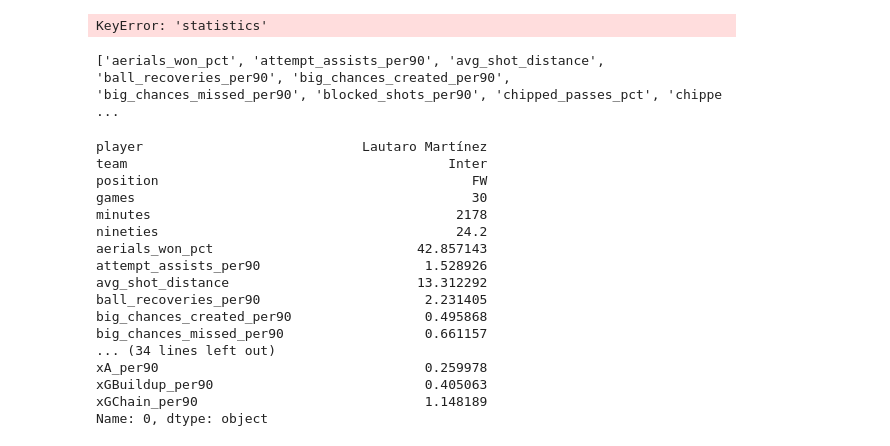
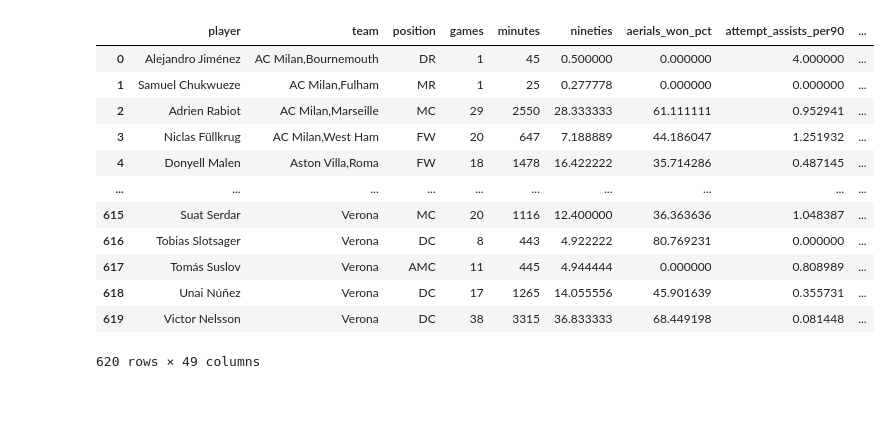
Before and after one commit to capo11/43to7, a Jupyter notebook: 43to7.ipynb, the cells around one changed output. Drawn from its saved outputs; the diff is of its cells as text; code cells hidden in the pictures; blank space fills up the shorter version.

```diff
--- a/43to7.ipynb
+++ b/43to7.ipynb
@@ -343,11 +374,6 @@ def get_unified_player_data(player_name):
     player_df = player_df.drop(columns=['chipped_passes_total', 'attempt_assists', 'ball_recoveries', 'big_chances_created', 'big_chances_missed', 'blocked_shots', 'chipped_passes', 'clearances', 'crosses', 'dispossessed', 'dribbled_past', 'dribbled_succ', 'dribbles', 'fouled', 'fouls', 'interceptions', 'key_passes', 'long_balls', 'npxG', 'pass_final_third', 'passes', 'possession_lost', 'possession_won_att_third', 'shots', 'shots_inside_box', 'shots_on_target', 'shots_outside_box', 'tackles', 'touches', 'xA', 'xGBuildup', 'xGChain'])
     player_df = player_df[['player', 'team', 'position', 'games', 'minutes', 'nineties', 'aerials_won_pct', 'attempt_assists_per90', 'avg_shot_distance', 'ball_recoveries_per90', 'big_chances_created_per90', 'big_chances_missed_per90', 'blocked_shots_per90', 'chipped_passes_pct', 'chipped_passes_per90', 'clearances_per90', 'crosses_pct', 'crosses_per90', 'dispossessed_per90', 'dribbled_past_per90', 'dribbles_pct', 'dribbles_per90', 'duels_won_pct', 'fouled_per90', 'fouls_per90', 'goal_conversion_pct', 'ground_duels_won_pct', 'interceptions_per90', 'key_passes_per90', 'long_balls_pct', 'long_balls_per90', 'npxG_per90', 'npxG_per_shot', 'pass_completion_pct', 'pass_final_third_per90', 'passes_per90', 'possession_lost_per90', 'possession_won_att_third_per90', 'shots_inside_box_per90', 'shots_on_target_pct', 'shots_on_target_per90', 'shots_outside_box_per90', 'shots_per90', 'tackles_per90', 'tackles_won_pct', 'touches_per90', 'xA_per90', 'xGBuildup_per90', 'xGChain_per90']]
     return player_df
-# %%
-player_name = "Randal Kolo Muani"
-get_unified_player_data(player_name)
-# %% [output]
-KeyError: 'statistics'
 # %%
 teams = ['Atalanta', 'Bologna', 'Cagliari', 'Cremonese', 'Como', 'Fiorentina', 'Genoa', 'Inter', 'Juventus', 'Lazio', 'Lecce', 'Milan', 'Napoli', 'Parma', 'Pisa', 'Roma', 'Sassuolo', 'Torino', 'Udinese', 'Verona']
 df = pd.read_csv('unified_player_stats.csv')
@@ -354,3 +402,20 @@ df = pd.read_csv('unified_player_stats.csv')
+# %%
+df = pd.read_csv('43to7/stats_sofa_under.csv')
+df
+# %% [output]
+|  | player | team | position | games | minutes | nineties | aerials_won_pct | attempt_assists_per90 | ... |
+| 0 | Alejandro Jiménez | AC Milan,Bournemouth | DR | 1 | 45 | 0.500000 | 0.000000 | 4.000000 | ... |
+| 1 | Samuel Chukwueze | AC Milan,Fulham | MR | 1 | 25 | 0.277778 | 0.000000 | 0.000000 | ... |
+| 2 | Adrien Rabiot | AC Milan,Marseille | MC | 29 | 2550 | 28.333333 | 61.111111 | 0.952941 | ... |
+| 3 | Niclas Füllkrug | AC Milan,West Ham | FW | 20 | 647 | 7.188889 | 44.186047 | 1.251932 | ... |
+| 4 | Donyell Malen | Aston Villa,Roma | FW | 18 | 1478 | 16.422222 | 35.714286 | 0.487145 | ... |
+| ... | ... | ... | ... | ... | ... | ... | ... | ... | ... |
+| 615 | Suat Serdar | Verona | MC | 20 | 1116 | 12.400000 | 36.363636 | 1.048387 | ... |
+| 616 | Tobias Slotsager | Verona | DC | 8 | 443 | 4.922222 | 80.769231 | 0.000000 | ... |
+| 617 | Tomás Suslov | Verona | AMC | 11 | 445 | 4.944444 | 0.000000 | 0.808989 | ... |
+| 618 | Unai Núñez | Verona | DC | 17 | 1265 | 14.055556 | 45.901639 | 0.355731 | ... |
+| 619 | Victor Nelsson | Verona | DC | 38 | 3315 | 36.833333 | 68.449198 | 0.081448 | ... |
+620 rows × 49 columns
 # %%
 build_stats()
 df = build_df(minutes=1000)
@@ -386,25 +451,3 @@ corr_pairs = (
 )
 
 print(corr_pairs.head(30))
-# %%
-print(sorted(player_df.columns))
-player_df.loc[0]
-# %% [output]
-['aerials_won_pct', 'attempt_assists_per90', 'avg_shot_distance', 'ball_recoveries_per90', 'big_chances_created_per90', 'big_chances_missed_per90', 'blocked_shots_per90', 'chipped_passes_pct', 'chippe ...
-player                            Lautaro Martínez
-team                                         Inter
-position                                        FW
-games                                           30
-minutes                                       2178
-nineties                                      24.2
-aerials_won_pct                          42.857143
-attempt_assists_per90                     1.528926
-avg_shot_distance                        13.312292
-ball_recoveries_per90                     2.231405
-big_chances_created_per90                 0.495868
-big_chances_missed_per90                  0.661157
-... (34 lines left out)
-xA_per90                                  0.259978
-xGBuildup_per90                           0.405063
-xGChain_per90                             1.148189
-Name: 0, dtype: object
```
Also changed, not shown: parts of 3 cells of this notebook, 1 other file.
